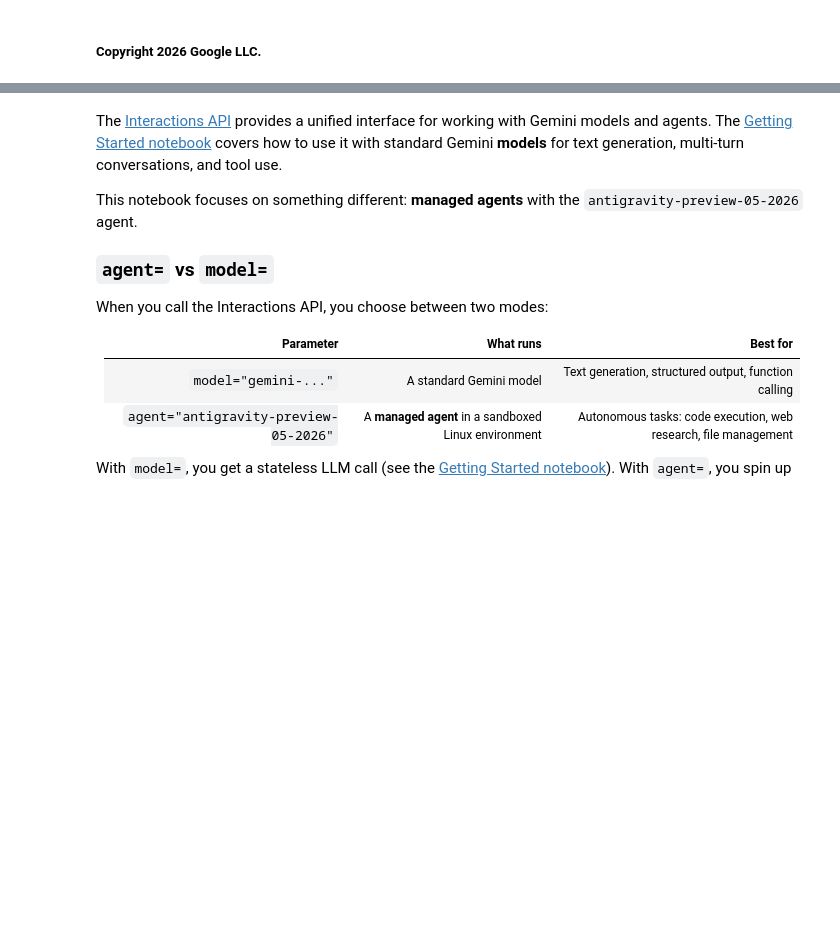
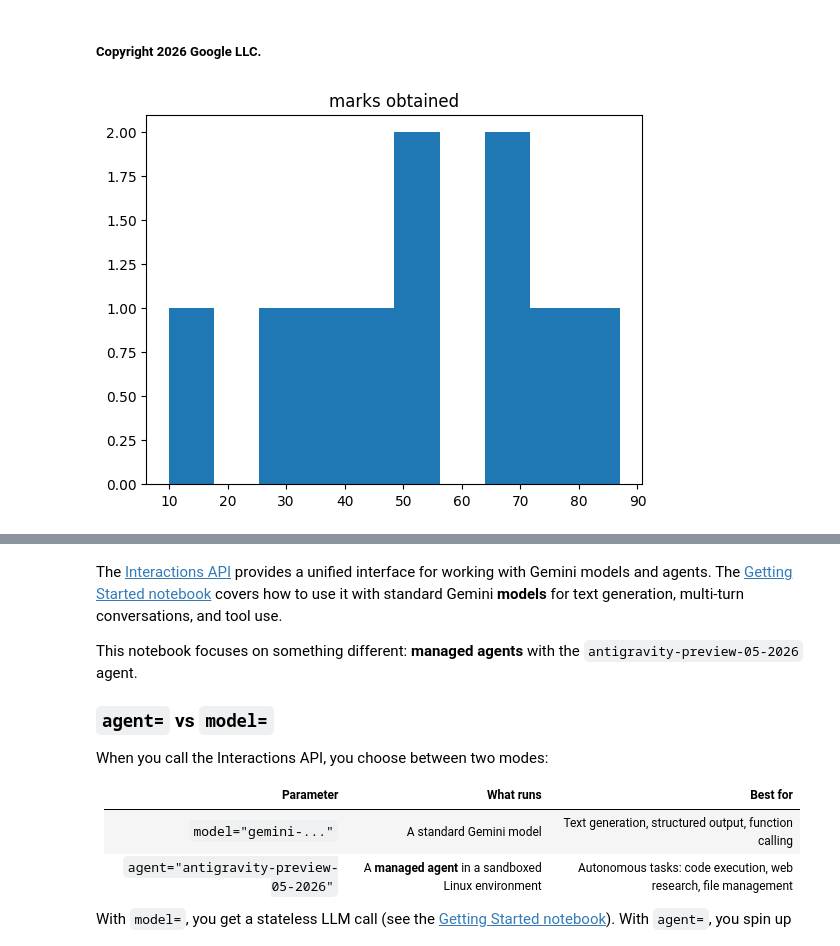
Before and after one commit to archoudhary698-stack/DocuMind-AI, a Jupyter notebook: quickstarts/Get_started_managed_agents.ipynb, the cells around one changed output, grey strips where cells are left out. Cells and saved outputs as stored; diff of their text form; code cells hidden in the pictures; blank space fills up the shorter version.

```diff
--- a/quickstarts/Get_started_managed_agents.ipynb
+++ b/quickstarts/Get_started_managed_agents.ipynb
@@ -14,3 +14,11 @@
 # WITHOUT WARRANTIES OR CONDITIONS OF ANY KIND, either express or implied.
 # See the License for the specific language governing permissions and
 # limitations under the License.
+# %%
+import matplotlib.pyplot as plt
+marks = [10,32,54,56,34,44,65,76,87,65]
+plt.hist(marks)
+plt.title("marks obtained")
+plt.show()
+# %% [output]
+[figure, added]
```
Also changed, not shown: parts of 7 cells of this notebook.
